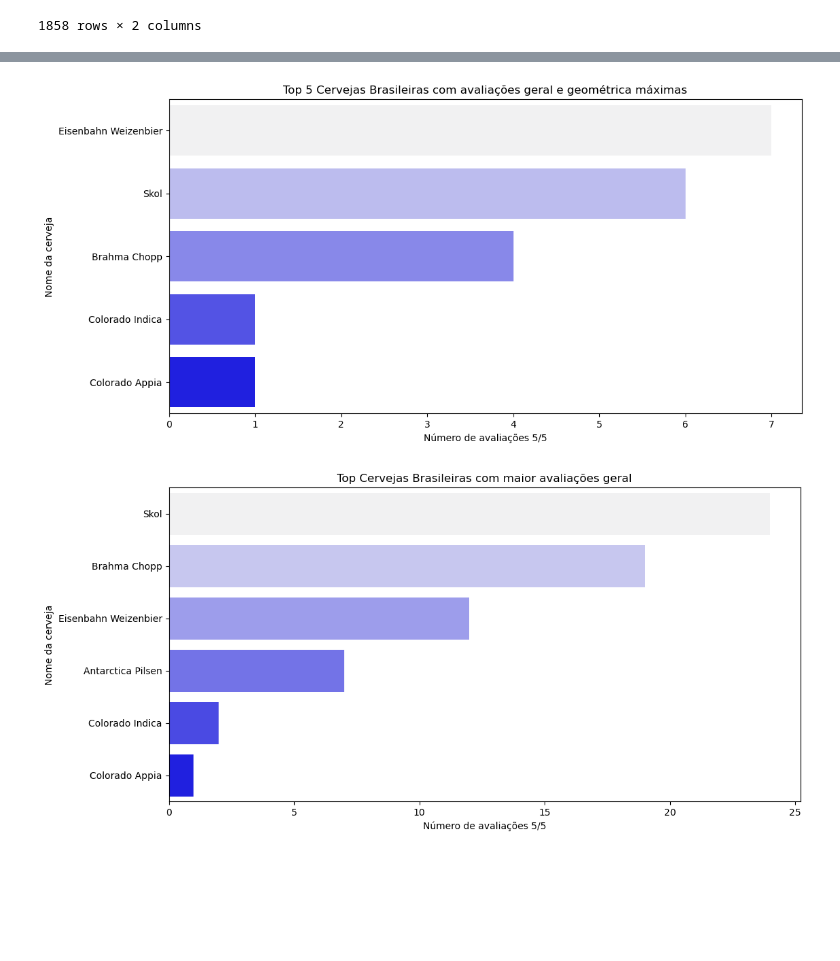
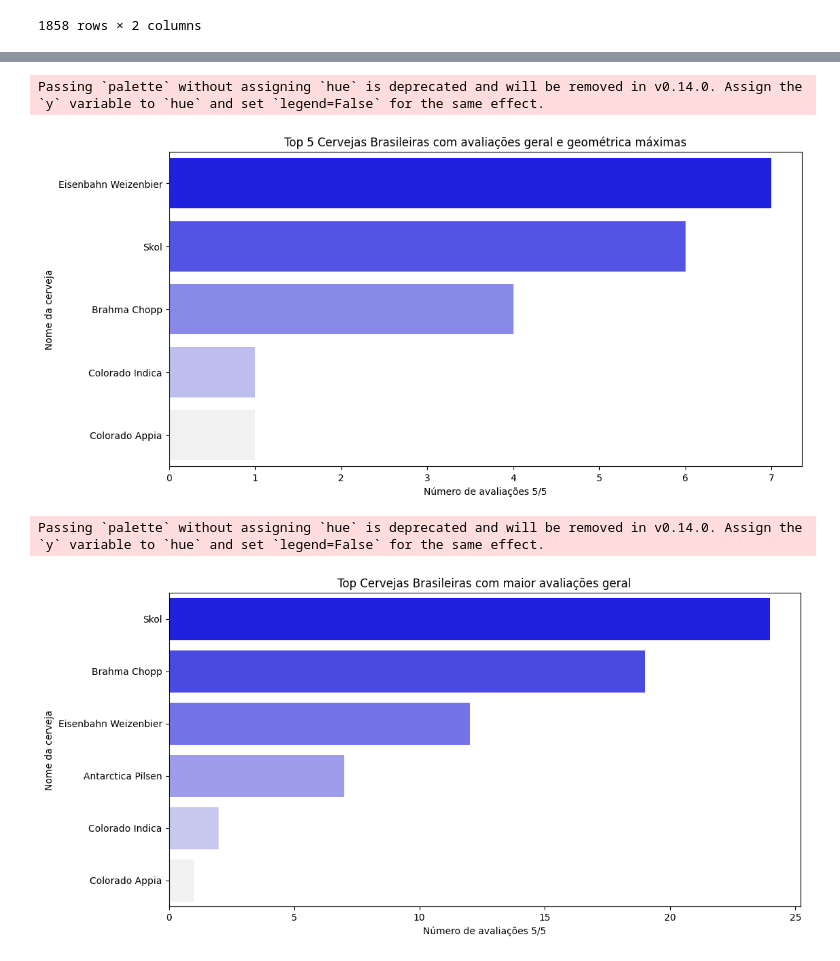
Before and after one commit to fea-dev-usp/analise-da-breja, a Jupyter notebook: Notas de Breja por Cervejaria.ipynb, the cells around one changed output, grey strips where cells are left out. Drawn from its saved outputs; the diff is of its cells as text; code cells hidden in the pictures; blank space fills up the shorter version.

```diff
--- a/Notas de Breja por Cervejaria.ipynb
+++ b/Notas de Breja por Cervejaria.ipynb
@@ -694,29 +695,31 @@ top_cervejas_br = contagem_cervejas_brasileiras.head(5)
 
 # Gráfico das melhores cervejas brasileiras
 plt.figure(figsize=(12, 6))
-sns.barplot(x='count', y='beer_name', data=top_cervejas_br, palette='light:b')
+sns.barplot(x='count', y='beer_name', data=top_cervejas_br, palette='light:b_r')
 plt.xlabel('Número de avaliações 5/5')
 plt.ylabel('Nome da cerveja')
 plt.title('Top 5 Cervejas Brasileiras com avaliações geral e geométrica máximas')
 plt.show()
 # %% [output]
+Passing `palette` without assigning `hue` is deprecated and will be removed in v0.14.0. Assign the `y` variable to `hue` and set `legend=False` for the same effect.
-[figure, old version]
+[figure, new version]
 # %%
 # Selecionando cervejas brasileiras com melhor avaliação overall
 best_brbeer_overall = brazilian_beer_reviews[(brazilian_beer_reviews['review_overall'] >= 3)]
 
 contagem_best_brbeer = best_brbeer_overall['beer_name'].value_counts().reset_index()
 contagem_best_brbeer.columns = ['beer_name', 'count']
 contagem_best_brbeer = contagem_best_brbeer.sort_values(by='count', ascending=False)
 
 overall_top_brbeer = contagem_best_brbeer
 
 # Gráfico das top cervejas com melhor avaliação overall
 plt.figure(figsize=(12, 6))
-sns.barplot(x='count', y='beer_name', data=overall_top_brbeer, palette='light:b')
+sns.barplot(x='count', y='beer_name', data=overall_top_brbeer, palette='light:b_r')
 plt.xlabel('Número de avaliações 5/5')
 plt.ylabel('Nome da cerveja')
 plt.title('Top Cervejas Brasileiras com maior avaliações geral')
 plt.show()
 # %% [output]
+Passing `palette` without assigning `hue` is deprecated and will be removed in v0.14.0. Assign the `y` variable to `hue` and set `legend=False` for the same effect.
-[figure, old version]
+[figure, new version]
```
Also changed, not shown: parts of 1 cell of this notebook, 4 other files.
